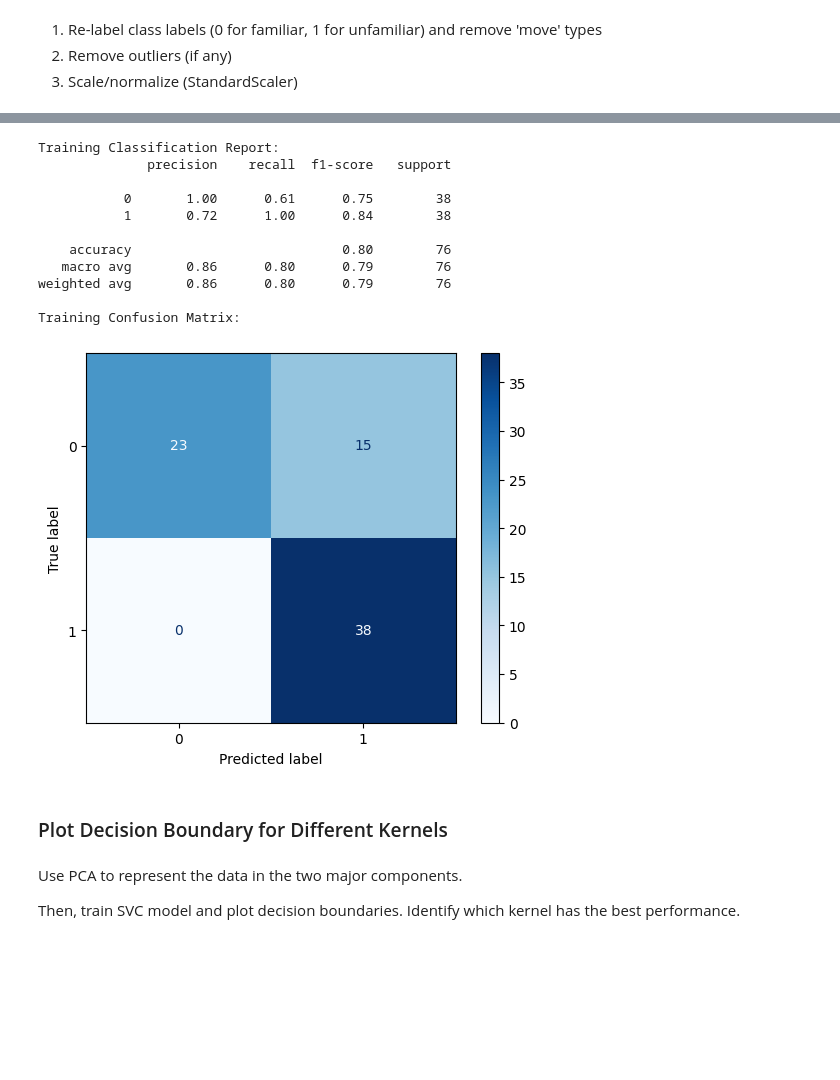
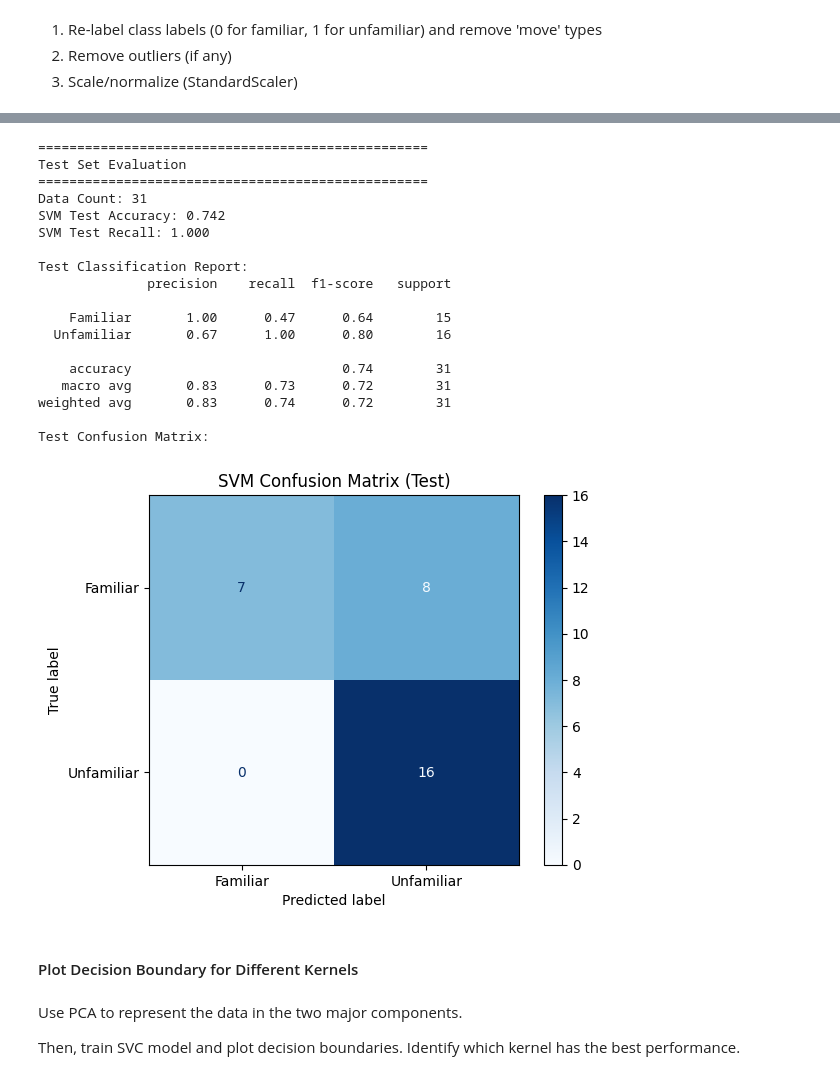
Before and after one commit to YouniPark/FYDP-rename_later-, a Jupyter notebook: poc/eeg_analysis/Classifier_Training.ipynb, the cells around one changed output, grey strips where cells are left out. Saved outputs shown, nothing was run; the diff lists cells and outputs as text; code cells hidden in the pictures; blank space fills up the shorter version.

```diff
--- a/poc/eeg_analysis/Classifier_Training.ipynb
+++ b/poc/eeg_analysis/Classifier_Training.ipynb
@@ -63,7 +125,10 @@ Data columns (total 91 columns):
 2. Remove outliers (if any)
 3. Scale/normalize (StandardScaler)
 # %%
-## Relablel class labels
+## Relabel class labels
+# Store experiment column before filtering
+experiment_col = data['experiment'].copy() if 'experiment' in data.columns else None
+
 # Filter out 'Mov' rows first
 data = data[data['condition'].isin(['Fam', 'Unf'])]
 
@@ -71,6 +136,11 @@ data = data[data['condition'].isin(['Fam', 'Unf'])]
 data['condition'] = data['condition'].map({'Fam': 0, 'Unf': 1})
 data = data.rename(columns={'condition': 'IS_UNFAMILIAR'})
 
+# Re-add experiment column if it existed
+if experiment_col is not None:
+    # Filter experiment column to match filtered data indices
+    data['experiment'] = experiment_col[data.index]
+
 print("Relabeled ERP Feature Data Info:")
 print(data.head())
 # %% [output]
@@ -104,7 +187,7 @@ X_train, y_train = X, y
 
 scaler = StandardScaler()
 X_train_scaled = scaler.fit_transform(X_train)
-# X_test_scaled = scaler.transform(X_test)
+X_test_scaled = scaler.transform(X_test)
 
 print("Scaled ERP Feature Data Info:")
 print(pd.DataFrame(X_train_scaled, columns=X_train.columns).head())
@@ -151,23 +357,6 @@ import seaborn as sns
 # gamma (kernel coefficient): scale (default), auto, or float value ()
 # class_weight (weight of classes): None (default), 'balanced', or dict
 
-svm = SVC(kernel='rbf', C=1, gamma='scale', random_state=42, class_weight=custom_class_weight)
-svm.fit(X_train_scaled, y_train)
-
-# Evaluate
-train_accuracy = svm.score(X_train_scaled, y_train)
-# test_accuracy = svm.score(X_test_scaled, y_test)
-
-y_train_pred_temp = svm.predict(X_train_scaled)
-train_recall = recall_score(y_train, y_train_pred_temp)
-
-print(f"Training Accuracy: {train_accuracy:.3f}")
-print(f"Training Recall: {train_recall:.3f}")
-# print(f"Test Accuracy: {test_accuracy:.3f}")
-
-# Cross-validation for more robust estimate (folds data n times)
-cv_accuracy = cross_val_score(svm, X_train_scaled, y_train, cv=n_cv_split, scoring='accuracy')
-cv_recall = cross_val_score(svm, X_train_scaled, y_train, cv=n_cv_split, scoring='recall')
-print(f"CV Accuracy: {cv_accuracy.mean():.3f} (+/- {cv_accuracy.std() * 2:.3f})")
-print(f"CV Recall: {cv_recall.mean():.3f} (+/- {cv_recall.std() * 2:.3f})")
+svm = SVC(kernel='rbf', C=2, gamma='scale', random_state=42, class_weight=custom_class_weight)
+svm, _ = evaluate_train_and_cv("SVM", svm, X_train_scaled, y_train, k_fold_cv, detailed_train_report=True)
 # %% [output]
@@ -178,29 +381,28 @@ CV Recall: 0.900 (+/- 0.245)
 # %%
-## Classification Report & Confusion Matrix
-y_train_pred = svm.predict(X_train_scaled)
-print("Training Classification Report:")
-print(classification_report(y_train, y_train_pred))
-
-print("Training Confusion Matrix:")
-cm = confusion_matrix(y_train, y_train_pred)
-disp = ConfusionMatrixDisplay(confusion_matrix=cm, display_labels=svm.classes_)
-disp.plot(cmap=plt.cm.Blues)
-plt.show()
+## Final held-out test evaluation
+evaluate_test_set("SVM", svm, X_test_scaled, y_test)
 # %% [output]
-Training Classification Report:
+==================================================
+Test Set Evaluation
+==================================================
+Data Count: 31
+SVM Test Accuracy: 0.742
+SVM Test Recall: 1.000
+
+Test Classification Report:
               precision    recall  f1-score   support
 
-           0       1.00      0.61      0.75        38
-           1       0.72      1.00      0.84        38
+    Familiar       1.00      0.47      0.64        15
+  Unfamiliar       0.67      1.00      0.80        16
 
-    accuracy                           0.80        76
-   macro avg       0.86      0.80      0.79        76
-weighted avg       0.86      0.80      0.79        76
+    accuracy                           0.74        31
+   macro avg       0.83      0.73      0.72        31
+weighted avg       0.83      0.74      0.72        31
 
-Training Confusion Matrix:
+Test Confusion Matrix:
-[figure, old version]
+[figure, new version]
 # %% [markdown]
-### Plot Decision Boundary for Different Kernels
+#### Plot Decision Boundary for Different Kernels
 # %% [markdown]
 Use PCA to represent the data in the two major components.
 
```
Also changed, not shown: parts of 64 cells of this notebook.
